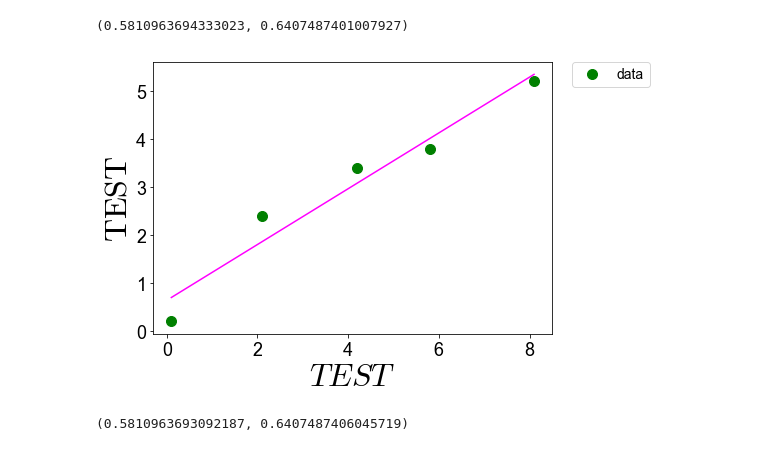
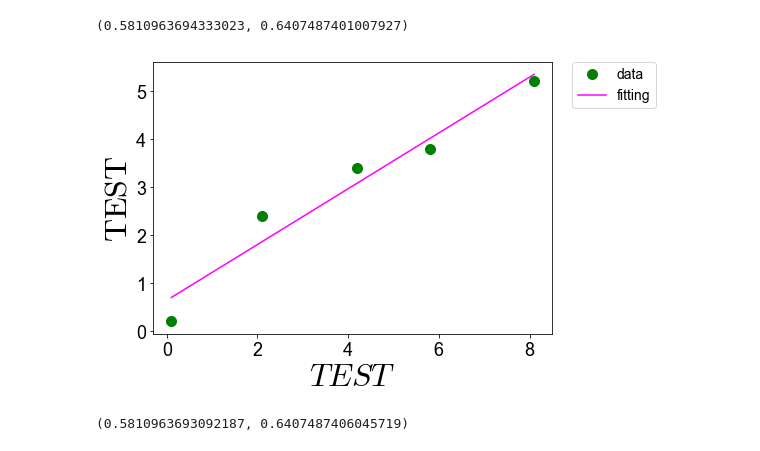
Before and after one commit to qyoshii/Read_data_and_Fitting, a Jupyter notebook: fitting_python.ipynb, the cells around one changed output. Saved outputs shown, nothing was run; the diff lists cells and outputs as text; code cells hidden in the pictures.

Commit message:
none

```diff
--- a/fitting_python.ipynb
+++ b/fitting_python.ipynb
@@ -2,3 +2,34 @@
 ## Python による数値データの読み込み及Fitting
 #### 自分用なので雑なところはありますが、実際の数値データを読み込みFittingまでの例があまりHitしないので書いてみました。
 #### (ここでは軸の設定などは本質ではないので大幅に省いてあります。悪しからず)
+# %%
+from scipy.optimize import curve_fit
+import numpy as np
+import matplotlib.pyplot as plt
+npArraydata = np.loadtxt("./data.txt", comments='!', unpack=True)
+#f=open('data.txt','rt')
+plt.rcParams["font.family"] = "arial"
+plt.rcParams["font.serif"] = "Times New Roman"
+plt.rcParams["font.size"] = 18
+plt.rcParams["mathtext.cal"] = "serif"
+plt.rcParams["mathtext.rm"] = "serif"
+plt.rcParams["mathtext.it"] = "serif:italic"
+plt.rcParams["mathtext.bf"] = "serif:bold"
+plt.rcParams["mathtext.fontset"] = "cm"
+plt.rcParams["legend.loc"] = "best"
+fig = plt.figure(figsize=(7.15, 5))
+ax = fig.add_subplot(111)
+data_1 = npArraydata[0, ]
+data_2 = npArraydata[1, ]
+ax.plot(data_1, data_2,  label="data", marker="o", ms=10 , color="black", linestyle='None')
+def fit_1st(x, a, b):
+    return a*x + b
+param, cov=curve_fit(fit_1st,data_1,data_2)
+data_fit=data_1*param[0]+param[1]
+ax.set_ylabel('$\mathrm{TEST}$', fontsize=32)
+ax.set_xlabel('$TEST$', fontsize=32)
+ax.plot(data_1, data_fit, marker="", color="black",  label="fitting", linestyle = "--")
+plt.legend(bbox_to_anchor=(1.05, 1), loc='upper left', borderaxespad=0, fontsize=14)
+fig.savefig('plot.png', bbox_inches='tight')
+plt.show()
+param[0],  param[1]
@@ -49,34 +85,34 @@ plt.rcParams["font.family"] = "arial"
 plt.rcParams["font.serif"] = "Times New Roman"
 plt.rcParams["font.size"] = 18
 plt.rcParams["mathtext.cal"] = "serif"
 plt.rcParams["mathtext.rm"] = "serif"
 plt.rcParams["mathtext.it"] = "serif:italic"
 plt.rcParams["mathtext.bf"] = "serif:bold"
 plt.rcParams["mathtext.fontset"] = "cm"
 plt.rcParams["legend.loc"] = "best"
 fig = plt.figure(figsize=(7.15, 5))
 ax = fig.add_subplot(111)
 data1 = npArraydata[0, ]
 data2 = npArraydata[1, ]
 list_x= data1.tolist()
 list_y= data2.tolist()
 array_x = np.array(list_x)
 array_y = np.array(list_y)
 ax.plot(list_x, list_y,  label="data", marker="o", ms=10 , color='green', linestyle='None')
 def fit_1st(x, a, b):
     return a*x + b
 param, cov=curve_fit(fit_1st,array_x,array_y)
 list_y_fit=[]
 for num in array_x:
     list_y_fit.append(num * param[0] + param[1] )
 array_y_fit=np.array(list_y_fit)
 ax.set_ylabel('$\mathrm{TEST}$', fontsize=32)
 ax.set_xlabel('$TEST$', fontsize=32)
-ax.plot(array_x, array_y_fit, marker="", color="magenta")
+ax.plot(data_1, data_fit, marker="", color="magenta",  label="fitting")
 plt.legend(bbox_to_anchor=(1.05, 1), loc='upper left', borderaxespad=0, fontsize=14)
-fig.savefig('plot.png', bbox_inches='tight')
+fig.savefig('plot02.png', bbox_inches='tight')
 plt.show()
 param[0],  param[1]
 # %% [output]
-[figure, old version]
+[figure, new version]
 (0.5810963693092187, 0.6407487406045719)
```
Also changed, not shown: parts of 3 cells of this notebook, 3 other files.
